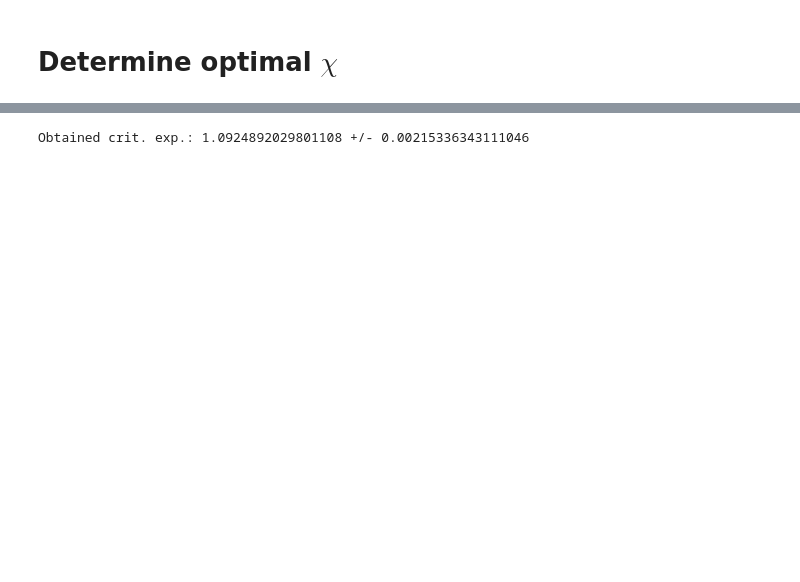
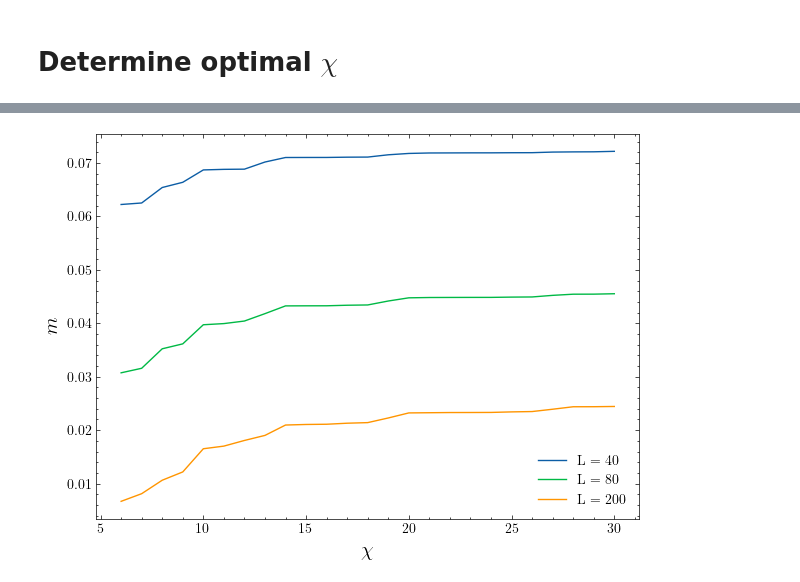
Before and after one commit to DerkNiessink/Blume, a Jupyter notebook: L_scaling.ipynb, the cells around one changed output, grey strips where cells are left out. Drawn from its saved outputs; the diff is of its cells as text; code cells hidden in the pictures; blank space fills up the shorter version.

```diff
--- a/L_scaling.ipynb
+++ b/L_scaling.ipynb
@@ -181,8 +17,0 @@ Done
-# %%
-mags, xis = [], []
-sizes = [size for size in range(100, 5000, 100)]
-dir = "30-04 13:56"
-for size in sizes:
-    data = read(folder=dir, fn=f"max_steps{size}")
-    mags.extend(compute(Prop.m, data))
-    xis.extend(compute(Prop.xi, data))
@@ -231,8 +17,0 @@ Done
-# %%
-mags, xis = [], []
-sizes = [size for size in range(10, 1000, 10)]
-dir = "30-04 14:11"
-for size in sizes:
-    data = read(folder=dir, fn=f"max_steps{size}")
-    mags.extend(compute(Prop.m, data))
-    xis.extend(compute(Prop.xi, data))
@@ -350,8 +17,0 @@ Done
-# %%
-mags, xis = [], []
-sizes = [size for size in range(10, 1000, 10)]
-dir = "30-04 15:30"
-for size in sizes:
-    data = read(folder=dir, fn=f"max_steps{size}")
-    mags.extend(compute(Prop.m, data))
-    xis.extend(compute(Prop.xi, data))
@@ -403,4 +17,0 @@ plt.show()
-# %%
-print(f"Obtained crit. exp.: {result.params['a'].value} +/- {result.params['a'].stderr}")
-# %% [output]
-Obtained crit. exp.: 1.0924892029801108 +/- 0.00215336343111046
@@ -406,0 +22,21 @@ Obtained crit. exp.: 1.0924892029801108 +/- 0.00215336343111046
+# %%
+plt.figure(figsize=(7, 5))
+for dir in ["03-05 13:41", "03-05 13:46", "03-05 13:47"]:
+    mags, corrs = [], []
+    chis = [chi for chi in range(6, 31)]
+    for chi in chis:
+        data = read(dir, f"chi{chi}")
+        mags.extend(compute(Prop.m_fixed, data))
+        corrs.extend(compute(Prop.xi_fixed, data))
+
+
+    plt.plot(chis, mags, "-", label=f"L = {data['max_steps']+4}")
+
+plt.legend()
+plt.xlabel("$\chi$", fontsize=15)
+plt.ylabel("$m$", fontsize=15)
+plt.locator_params(axis='x', nbins=7)
+
+plt.show()
+# %% [output]
+[figure, added]
```
Also changed, not shown: parts of 48 cells of this notebook, 7 other files.
